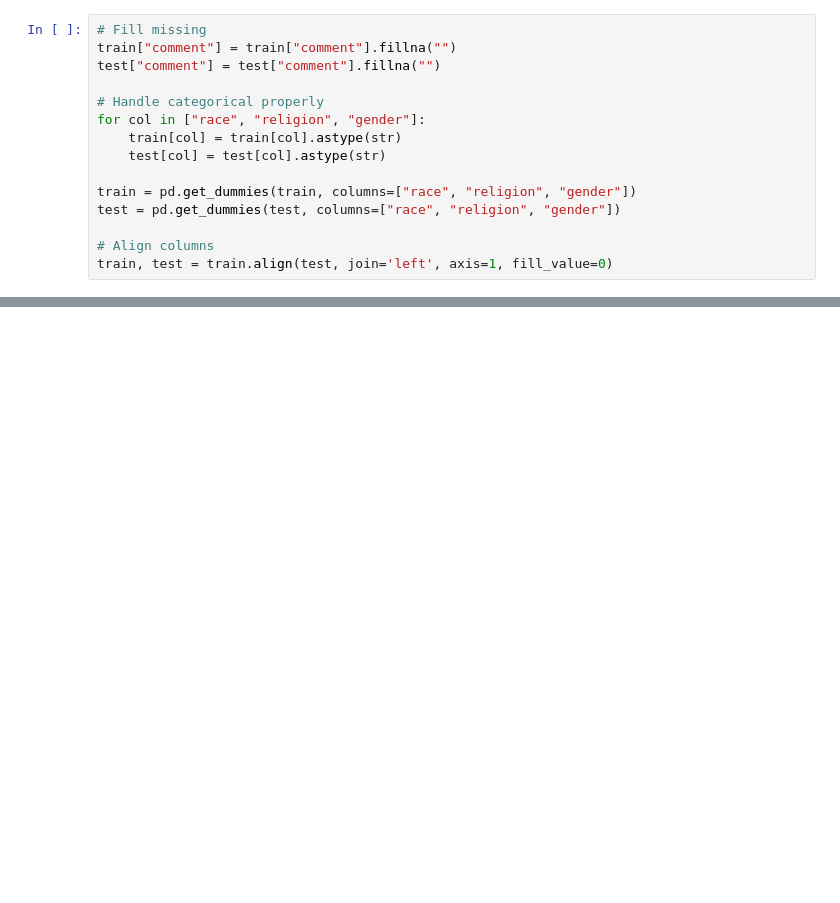
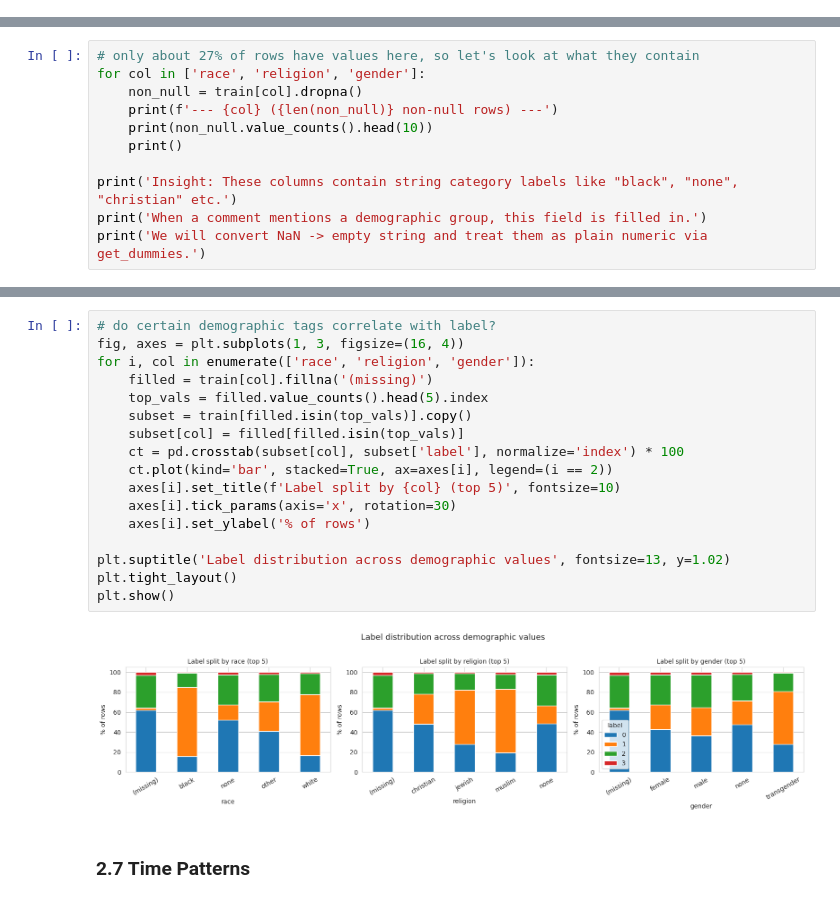
Before and after one commit to Avhi-kr/MLP_Project_Jan26, a Jupyter notebook: Main Notebook/FinalNoteboook.ipynb, the cells around one changed output, grey strips where cells are left out. Saved outputs shown, nothing was run; the diff lists cells and outputs as text; blank space fills up the shorter version.

```diff
--- a/Main Notebook/FinalNoteboook.ipynb
+++ b/Main Notebook/FinalNoteboook.ipynb
@@ -73,15 +0,0 @@ dtype: int64
-# %%
-# Fill missing
-train["comment"] = train["comment"].fillna("")
-test["comment"] = test["comment"].fillna("")
-
-# Handle categorical properly
-for col in ["race", "religion", "gender"]:
-    train[col] = train[col].astype(str)
-    test[col] = test[col].astype(str)
-
-train = pd.get_dummies(train, columns=["race", "religion", "gender"])
-test = pd.get_dummies(test, columns=["race", "religion", "gender"])
-
-# Align columns
-train, test = train.align(test, join='left', axis=1, fill_value=0)
@@ -271,0 +311,11 @@ Submission file created!
+# %%
+# only about 27% of rows have values here, so let's look at what they contain
+for col in ['race', 'religion', 'gender']:
+    non_null = train[col].dropna()
+    print(f'--- {col} ({len(non_null)} non-null rows) ---')
+    print(non_null.value_counts().head(10))
+    print()
+
+print('Insight: These columns contain string category labels like "black", "none", "christian" etc.')
+print('When a comment mentions a demographic group, this field is filled in.')
+print('We will convert NaN -> empty string and treat them as plain numeric via get_dummies.')
@@ -271,0 +340,21 @@ Submission file created!
+# %%
+# do certain demographic tags correlate with label?
+fig, axes = plt.subplots(1, 3, figsize=(16, 4))
+for i, col in enumerate(['race', 'religion', 'gender']):
+    filled = train[col].fillna('(missing)')
+    top_vals = filled.value_counts().head(5).index
+    subset = train[filled.isin(top_vals)].copy()
+    subset[col] = filled[filled.isin(top_vals)]
+    ct = pd.crosstab(subset[col], subset['label'], normalize='index') * 100
+    ct.plot(kind='bar', stacked=True, ax=axes[i], legend=(i == 2))
+    axes[i].set_title(f'Label split by {col} (top 5)', fontsize=10)
+    axes[i].tick_params(axis='x', rotation=30)
+    axes[i].set_ylabel('% of rows')
+
+plt.suptitle('Label distribution across demographic values', fontsize=13, y=1.02)
+plt.tight_layout()
+plt.show()
+# %% [output]
+[figure, added]
+# %% [markdown]
+### 2.7 Time Patterns
```
Also changed, not shown: parts of 61 cells of this notebook.
